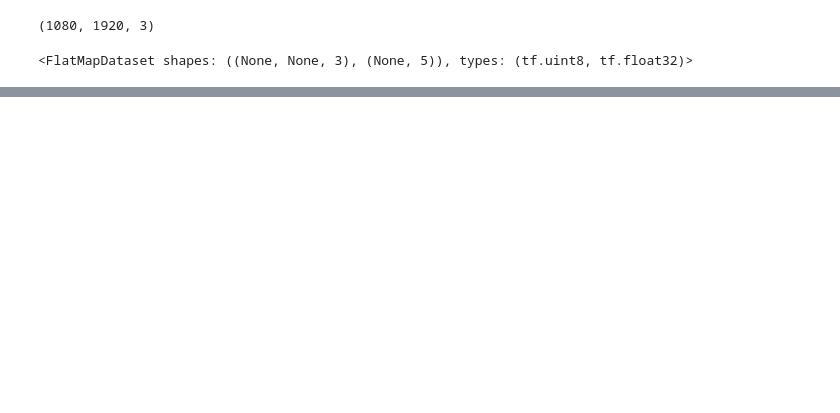
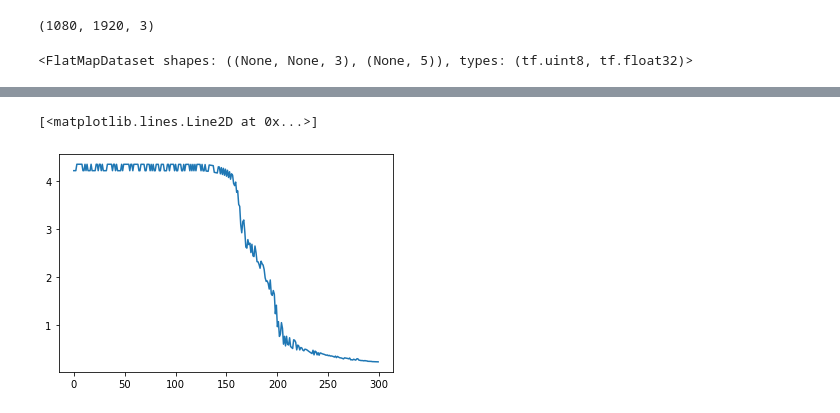
Before and after one commit to sogangori/water, a Jupyter notebook: train_sample.ipynb, the cells around one changed output, grey strips where cells are left out. Drawn from its saved outputs; the diff is of its cells as text; code cells hidden in the pictures; blank space fills up the shorter version.

```diff
--- a/train_sample.ipynb
+++ b/train_sample.ipynb
@@ -918,17 +944,11 @@ label_encoder = LabelEncoder()
 num_classes = 80
 batch_size = 1
 
-learning_rates = [2.5e-06, 0.000625, 0.00125, 0.0025, 0.00025, 2.5e-05]
-learning_rate_boundaries = [125, 250, 500, 240000, 360000]
-learning_rate_fn = tf.optimizers.schedules.PiecewiseConstantDecay(
-    boundaries=learning_rate_boundaries, values=learning_rates
-)
-
 resnet50_backbone = get_backbone()
 loss_fn = RetinaNetLoss(num_classes)
 model = RetinaNet(num_classes, resnet50_backbone)
 
-optimizer = tf.optimizers.SGD(learning_rate=learning_rate_fn, momentum=0.9)
+optimizer = tf.optimizers.SGD(learning_rate=1e-3, momentum=0.9)
 model.compile(loss=loss_fn, optimizer=optimizer)
 
 callbacks_list = [
@@ -955,12 +975,3 @@ train_dataset = train_dataset.apply(tf.data.experimental.ignore_errors())
 train_dataset = train_dataset.prefetch(autotune)
 
 val_dataset = train_dataset
-
-epochs = 10
-model.fit(
-    train_dataset.take(2),
-    validation_data=val_dataset.take(2),
-    epochs=epochs,
-    callbacks=callbacks_list,
-    verbose=1,
-)
@@ -985,0 +978,2 @@ Epoch 00010: saving model to retinanet/weights_epoch_10
+# %%
+loss_list = []
@@ -986 +1007,7 @@ Epoch 00010: saving model to retinanet/weights_epoch_10
+# %%
+#plt.plot(hist.history['loss'])
+plt.plot(np.array(loss_list).reshape([-1]))
+# %% [output]
+[<matplotlib.lines.Line2D at 0x...>]
+[figure, added]
 # %%
```
Also changed, not shown: parts of 10 cells of this notebook.
